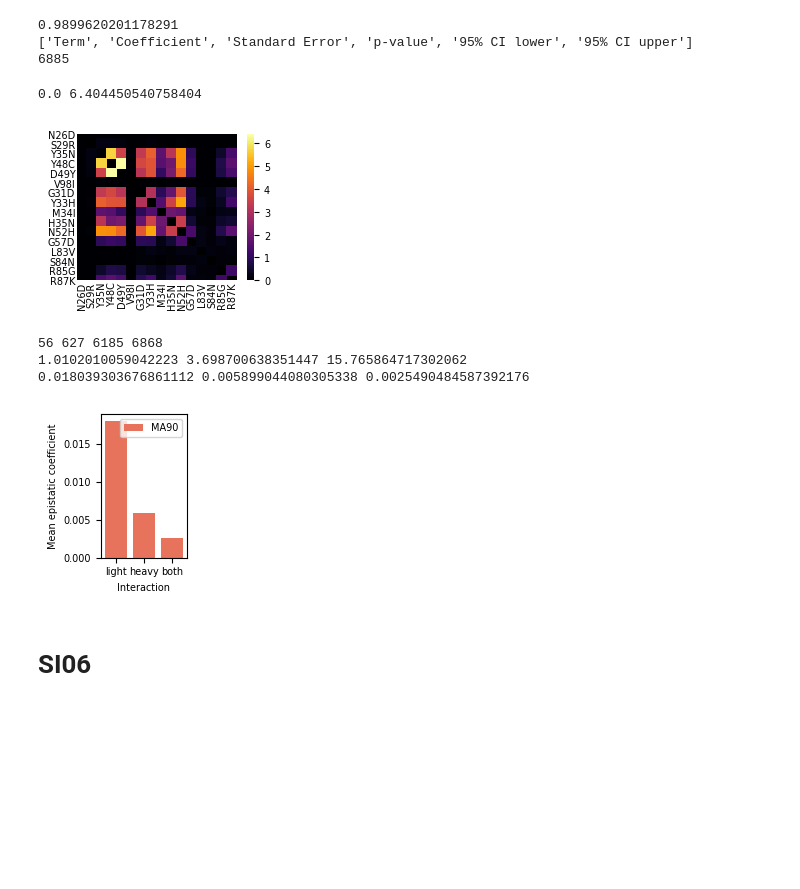
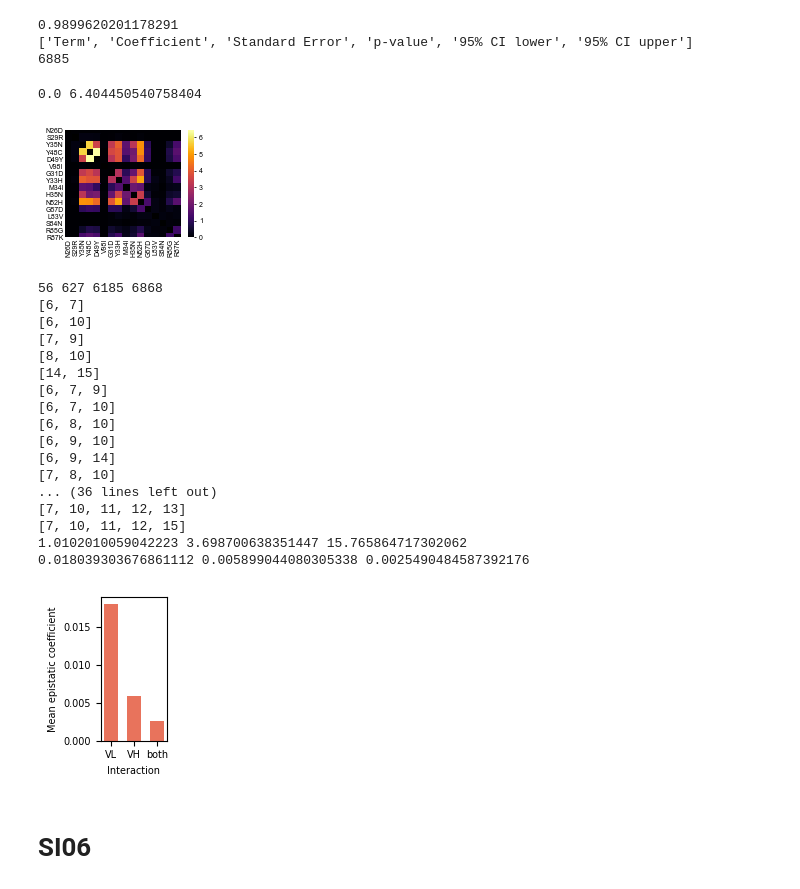
Before and after one commit to Ctharp17/CH65-comblib, a Jupyter notebook: Figures/Epistasis_figures/plot_highorder_biochemical_coefs_CH65.ipynb, the cells around one changed output. Saved outputs shown, nothing was run; the diff lists cells and outputs as text; code cells hidden in the pictures; blank space fills up the shorter version.

```diff
--- a/Figures/Epistasis_figures/plot_highorder_biochemical_coefs_CH65.ipynb
+++ b/Figures/Epistasis_figures/plot_highorder_biochemical_coefs_CH65.ipynb
@@ -137,17 +135,6 @@ for i in range(1,len(coefs_MA)):
 
 print(np.nanmin(total_epistasis),np.nanmax(total_epistasis))
 
-# normalize total epistasis
-#print(total_sum,total_sum_signed)
-#total_epistasis = total_epistasis/total_sum
-#print(np.nanmin(total_epistasis),np.nanmax(total_epistasis))
-min_val = np.nanmin(total_epistasis)
-
-
-#cbar_ticks = [10**i for i in range(int(np.floor(np.log10(np.nanmin(total_epistasis)))), 1+int(np.ceil(np.log10(np.nanmax(total_epistasis)))))]
-# for i in range(16):
-#     total_epistasis[i,i] = min_val
-
 sns.set_style({"axes.facecolor": "k"})
 plt.figure(figsize=(2.5,2))
 sns.heatmap(total_epistasis,cmap='inferno',cbar_kws={"pad": 0.05},vmax=np.nanmax(total_epistasis)) #,vmin=0.0,vmax=np.nanmax(total_epistasis))
@@ -162,7 +149,7 @@ plt.savefig('images/CH65_MA_2andup_biochem_total_'+ep_type+'.pdf')
 plt.show()
 # %% [output]
 0.0 6.404450540758404
-[figure, old version]
+[figure, new version]
 # %%
 # define variables
 light_ep = 0
@@ -202,40 +189,53 @@ for i in range(1,len(coefs_MA)):
                 light_ep += np.abs(coefs_MA[i])
         elif all(elem in heavy_chain for elem in muts_involved):
             if sig_MA[i]:
-#                 print(muts_involved)
+                print(muts_involved)
 #                 print(coefs_MA[i])
                 heavy_ep += np.abs(coefs_MA[i])
         else:
             if sig_MA[i]:
 #                 print(muts_involved)
 #                 print(coefs_MA[i])
                 between_ep += np.abs(coefs_MA[i])
 
 #normalize by total number of possible interactions
 light_ep_norm = light_ep/light_N
 heavy_ep_norm = heavy_ep/heavy_N
 between_ep_norm = between_ep/between_N
 
 print(light_ep,heavy_ep,between_ep)
 toplot =[light_ep_norm,heavy_ep_norm,between_ep_norm]
 print(light_ep_norm,heavy_ep_norm,between_ep_norm)
 
 sns.set_style({"axes.facecolor": "w"})
-plt.figure(figsize=(1.6,2))
-plt.bar(range(1,4),toplot,width=0.8,color=MA_color,label='MA90')
+plt.figure(figsize=(1.4,2))
+plt.bar(range(1,4),toplot,width=0.6,color=MA_color,label='MA90')
 #plt.ylim([0,1])
 plt.ylabel('Mean epistatic coefficient')
 plt.xlabel('Interaction')
-plt.xticks([1,2,3],['light','heavy','both'])
+plt.xticks([1,2,3],['VL','VH','both'])
 plt.tight_layout()
-plt.legend()
 plt.savefig('images/CH65_MA_ep_chains.pdf',transparent=True)
 plt.show()
 # %% [output]
 56 627 6185 6868
+[6, 7]
+[6, 10]
+[7, 9]
+[8, 10]
+[14, 15]
+[6, 7, 9]
+[6, 7, 10]
+[6, 8, 10]
+[6, 9, 10]
+[6, 9, 14]
+[7, 8, 10]
+... (36 lines left out)
+[7, 10, 11, 12, 13]
+[7, 10, 11, 12, 15]
 1.0102010059042223 3.698700638351447 15.765864717302062
 0.018039303676861112 0.005899044080305338 0.0025490484587392176
-[figure, old version]
+[figure, new version]
 # %% [markdown]
 # SI06
 # %%
```
Also changed, not shown: parts of 3 cells of this notebook, 19 other files.
